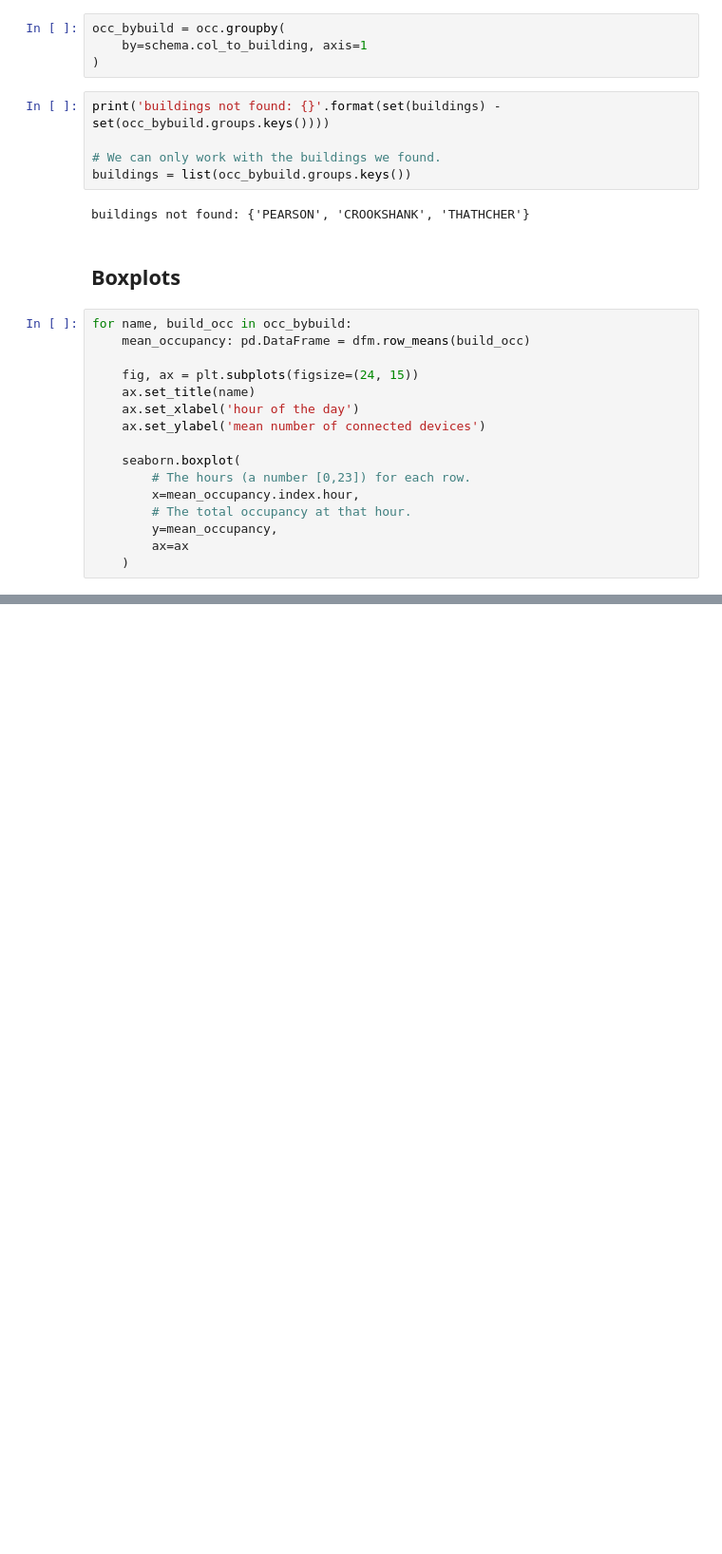
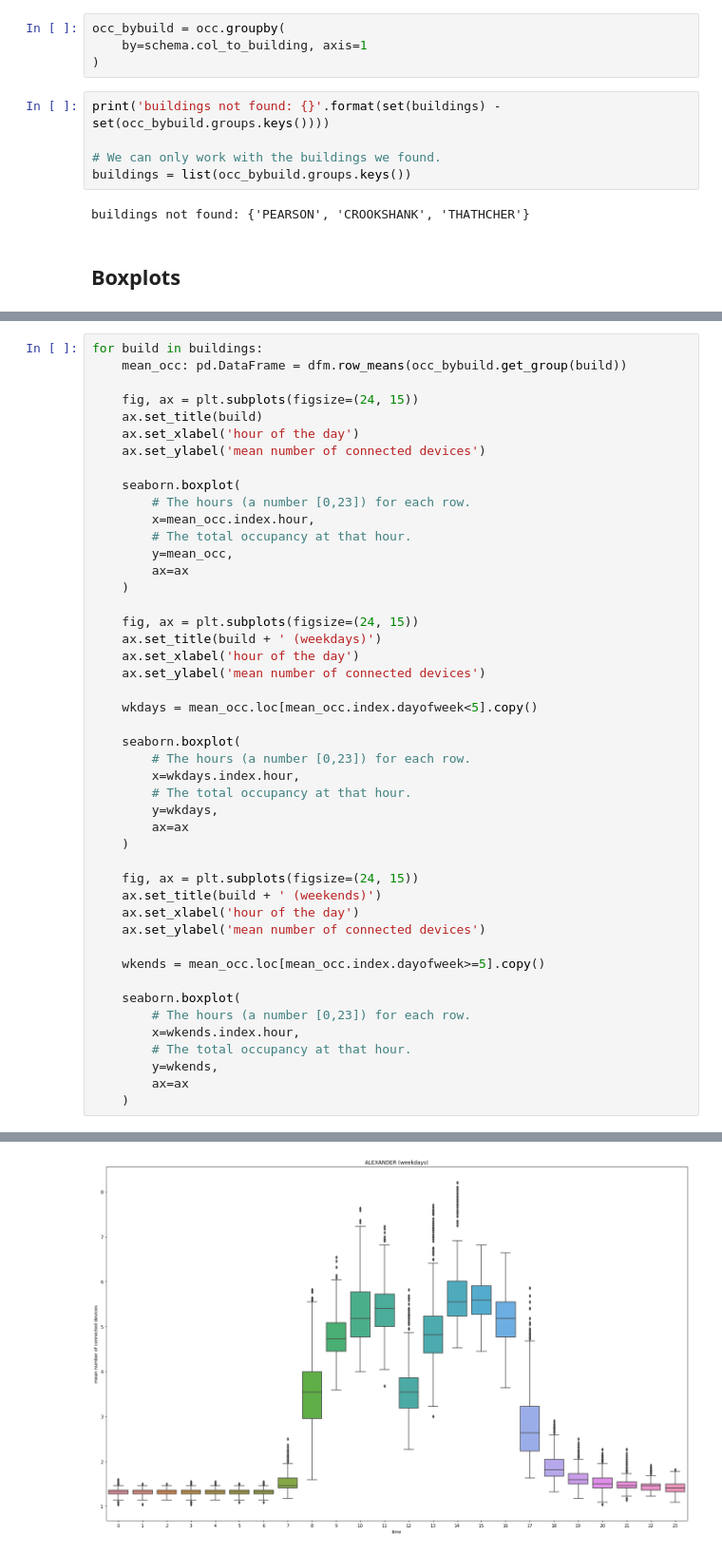
Before and after one commit to lux12337/wifi_occupancy, a Jupyter notebook: analytics-apps/boxplots.ipynb, the cells around one changed output, grey strips where cells are left out. Shown at 95% size. Cells and saved outputs as stored; diff of their text form; blank space fills up the shorter version.

Commit message:
weekdays & weekends

```diff
--- a/analytics-apps/boxplots.ipynb
+++ b/analytics-apps/boxplots.ipynb
@@ -70,19 +72,3 @@ buildings = list(occ_bybuild.groups.keys())
 buildings not found: {'PEARSON', 'CROOKSHANK', 'THATHCHER'}
 # %% [markdown]
 ## Boxplots
-# %%
-for name, build_occ in occ_bybuild:
-    mean_occupancy: pd.DataFrame = dfm.row_means(build_occ)
-
-    fig, ax = plt.subplots(figsize=(24, 15))
-    ax.set_title(name)
-    ax.set_xlabel('hour of the day')
-    ax.set_ylabel('mean number of connected devices')
-
-    seaborn.boxplot(
-        # The hours (a number [0,23]) for each row.
-        x=mean_occupancy.index.hour,
-        # The total occupancy at that hour.
-        y=mean_occupancy,
-        ax=ax
-    )
@@ -96,0 +75,47 @@ for name, build_occ in occ_bybuild:
+# %%
+for build in buildings:
+    mean_occ: pd.DataFrame = dfm.row_means(occ_bybuild.get_group(build))
+
+    fig, ax = plt.subplots(figsize=(24, 15))
+    ax.set_title(build)
+    ax.set_xlabel('hour of the day')
+    ax.set_ylabel('mean number of connected devices')
+
+    seaborn.boxplot(
+        # The hours (a number [0,23]) for each row.
+        x=mean_occ.index.hour,
+        # The total occupancy at that hour.
+        y=mean_occ,
+        ax=ax
+    )
+
+    fig, ax = plt.subplots(figsize=(24, 15))
+    ax.set_title(build + ' (weekdays)')
+    ax.set_xlabel('hour of the day')
+    ax.set_ylabel('mean number of connected devices')
+
+    wkdays = mean_occ.loc[mean_occ.index.dayofweek<5].copy()
+
+    seaborn.boxplot(
+        # The hours (a number [0,23]) for each row.
+        x=wkdays.index.hour,
+        # The total occupancy at that hour.
+        y=wkdays,
+        ax=ax
+    )
+
+    fig, ax = plt.subplots(figsize=(24, 15))
+    ax.set_title(build + ' (weekends)')
+    ax.set_xlabel('hour of the day')
+    ax.set_ylabel('mean number of connected devices')
+
+    wkends = mean_occ.loc[mean_occ.index.dayofweek>=5].copy()
+
+    seaborn.boxplot(
+        # The hours (a number [0,23]) for each row.
+        x=wkends.index.hour,
+        # The total occupancy at that hour.
+        y=wkends,
+        ax=ax
+    )
+# %% [output]
@@ -96,0 +123 @@ for name, build_occ in occ_bybuild:
+[figure, added]
```
Also changed, not shown: parts of 4 cells of this notebook.
